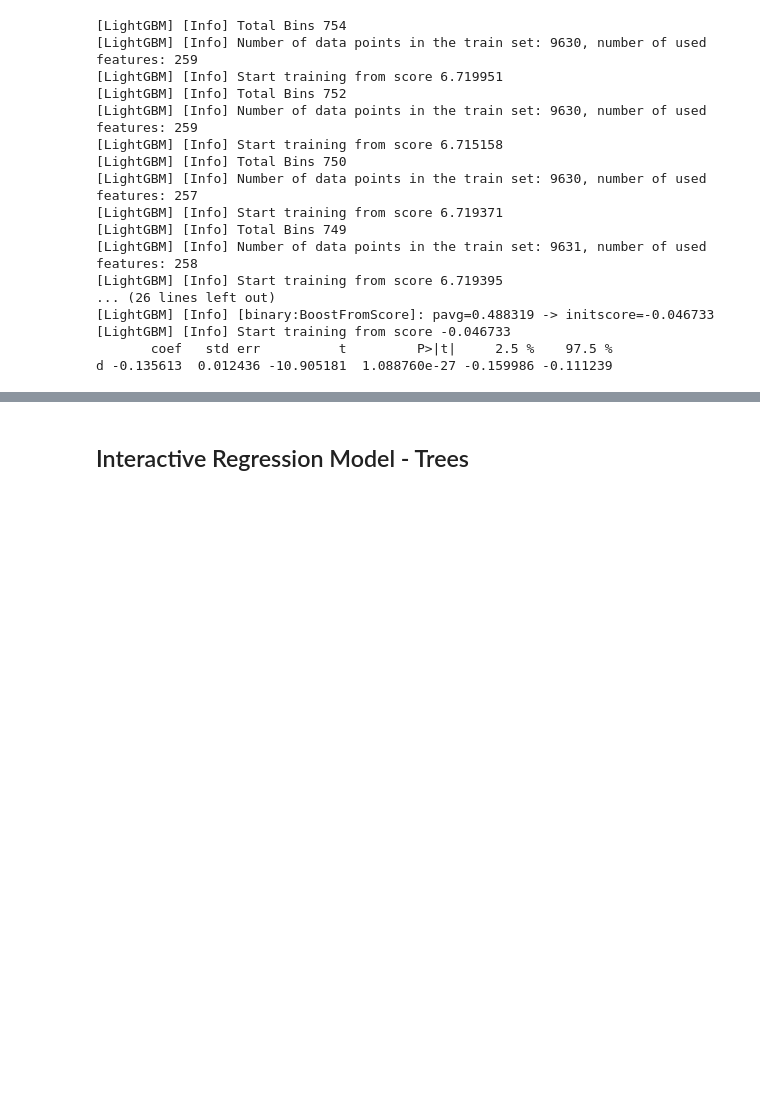
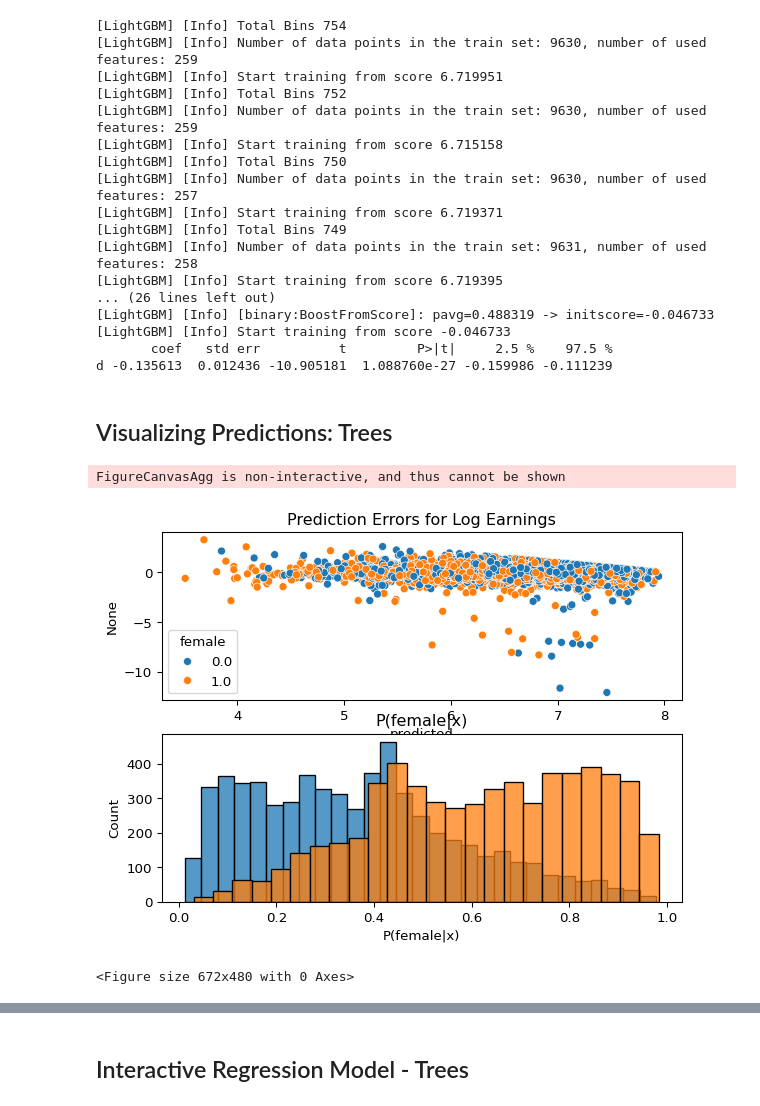
Before and after one commit to ubcecon/ECON526, a Jupyter notebook: paul/doubleml.ipynb, the cells around one changed output, grey strips where cells are left out. Saved outputs shown, nothing was run; the diff lists cells and outputs as text; code cells hidden in the pictures; blank space fills up the shorter version.

```diff
--- a/paul/doubleml.ipynb
+++ b/paul/doubleml.ipynb
@@ -622,6 +649,14 @@ print(dml_plr_gbt.summary)
 [LightGBM] [Info] Start training from score -0.046733
        coef   std err          t         P>|t|     2.5 %    97.5 %
 d -0.135613  0.012436 -10.905181  1.088760e-27 -0.159986 -0.111239
+# %% [markdown]
+## Visualizing Predictions: Trees
+# %%
+plotpredictions(dmlpreddf(dml_plr_gbt)).show()
+# %% [output]
+FigureCanvasAgg is non-interactive, and thus cannot be shown
+[figure, added]
+<Figure size 672x480 with 0 Axes>
 # %% [markdown]
 ## Interactive Regression Model
 
```
Also changed, not shown: parts of 11 cells of this notebook, 8 other files.
